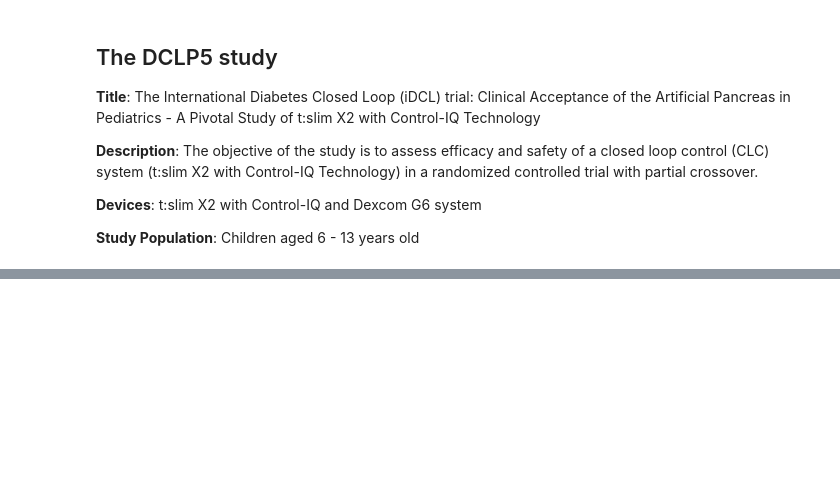
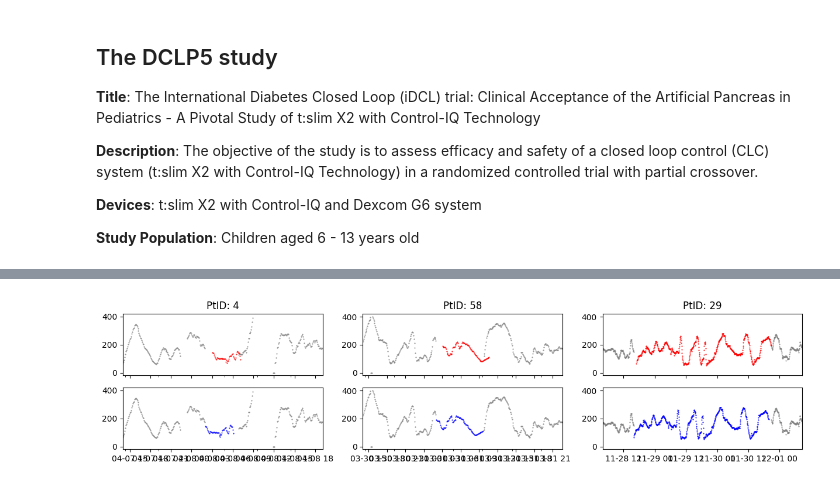
Before and after one commit to nudgebg/egvinsulin, a Jupyter notebook: notebooks/understand-dclp5-dataset.ipynb, the cells around one changed output, grey strips where cells are left out. Cells and saved outputs as stored; diff of their text form; code cells hidden in the pictures; blank space fills up the shorter version.

```diff
--- a/notebooks/understand-dclp5-dataset.ipynb
+++ b/notebooks/understand-dclp5-dataset.ipynb
@@ -226,0 +274,5 @@ Name: BolusAmount, dtype: float64
+# %%
+#drop the old datetime columns
+df_cgm.drop(columns=['DataDtTm', 'DataDtTm_adjusted'], inplace=True)
+df_bolus.drop(columns=['DataDtTm', 'DataDtTm_adjusted'], inplace=True)
+df_basal.drop(columns=['DataDtTm', 'DataDtTm_adjusted'], inplace=True)
@@ -226,0 +308,48 @@ Name: BolusAmount, dtype: float64
+# %%
+# plot cgm data using the adjusted vs. unadjusted datetime values
+
+def split_groups(x: pd.Series, threshold) -> pd.Series:
+    """Assigns unique group IDs based on the distance between consecutive values.
+
+    Args:
+         x (pd.Series): Series of numerical values.
+         threshold : The maximum duration between two consecutive values to consider them in the same group.
+
+    Returns:
+         (pd.Series): The Series containing the data.
+    """
+
+    return (x.diff()>threshold).cumsum()
+
+# Example usage for the first three patients
+cgm_col = 'CGMValue'
+
+#get patient ids
+patients_with_adj_datetimes = df_cgm.loc[df_cgm[datetime_adjusted_column].notnull()]['PtID'].unique()
+
+#Plot the cgm data for the three patients
+f, AX = plt.subplots(2, 3, figsize=(15, 3), sharex='col')
+for i_patient, patient_id in enumerate(np.random.choice(patients_with_adj_datetimes, 3)):
+     temp = df_cgm.loc[df_cgm.PtID == patient_id]
+     temp.loc[temp[datetime_adjusted_column].isnull()].plot.scatter(x=datetime_column, y=cgm_col, s=1, marker='.', ax=AX[0, i_patient], color='gray')
+     temp.loc[temp[datetime_adjusted_column].isnull()].plot.scatter(x=datetime_column, y=cgm_col, s=1, marker='.', ax=AX[1, i_patient], color='gray')
+
+     temp.loc[temp[datetime_adjusted_column].notnull()].plot.scatter(x=datetime_column, y=cgm_col, s=1, marker='.', ax=AX[0, i_patient], color='red')
+     temp.loc[temp[datetime_adjusted_column].notnull()].plot.scatter(x=datetime_adjusted_column, y=cgm_col, s=1, marker='.', ax=AX[1, i_patient], color='blue')
+
+     #limit the x-axis to the first group of adjusted datetime values
+     group_labels = split_groups(temp[datetime_adjusted_column].dropna(), timedelta(days=1))
+     first_group = temp.groupby(group_labels).get_group(0)
+
+     start, end = first_group[datetime_column].agg(['min', 'max'])
+     start2, end2 = first_group[datetime_adjusted_column].agg(['min', 'max'])
+
+     start, end = min(start, start2), max(end, end2)
+
+     AX[0][i_patient].set_xlim([start - timedelta(hours=12), end + timedelta(hours=12)])
+     AX[0][i_patient].set_title("PtID: " + str(patient_id))
+     AX[1][i_patient].set_xlabel('')
+     AX[0][i_patient].set_ylabel('')
+     AX[1][i_patient].set_ylabel('')
+# %% [output]
+[figure, added]
```
Also changed, not shown: parts of 60 cells of this notebook, 4 other files.
